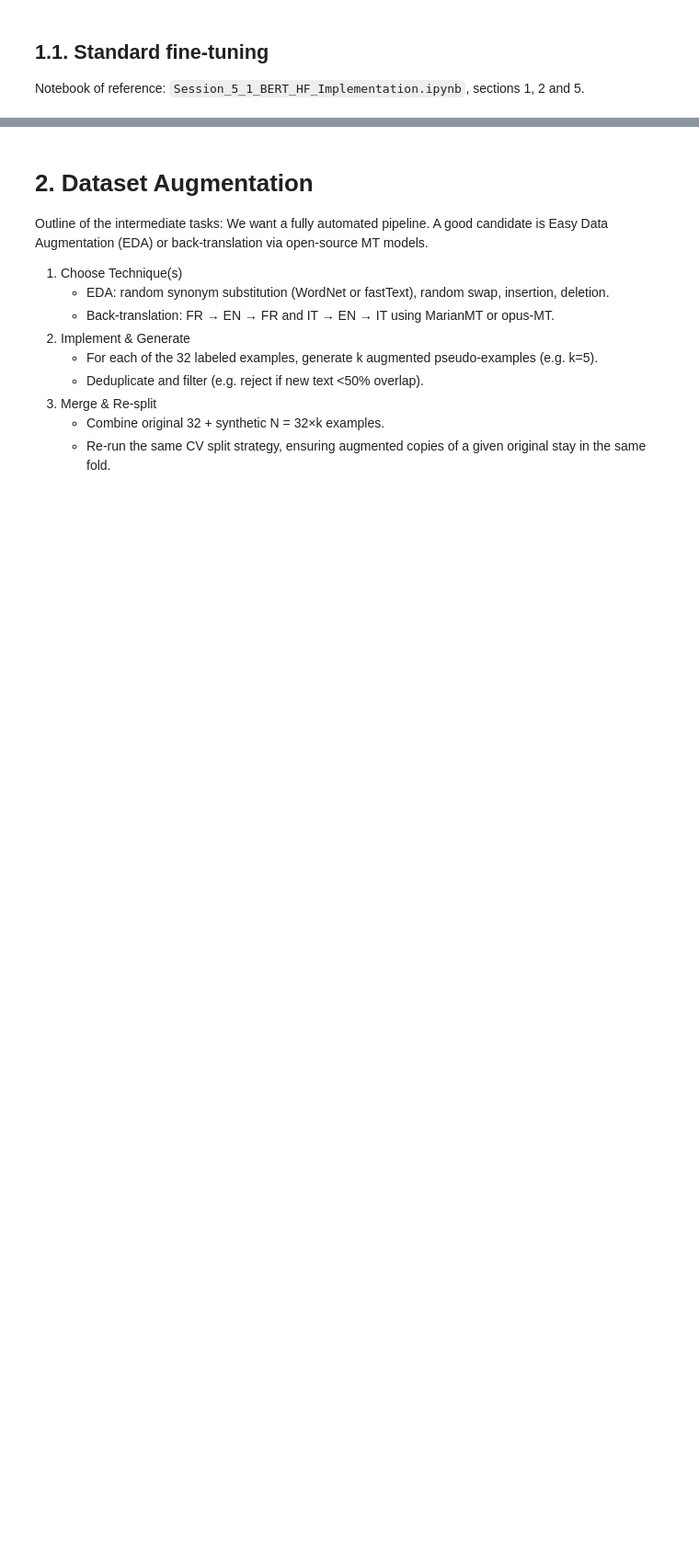
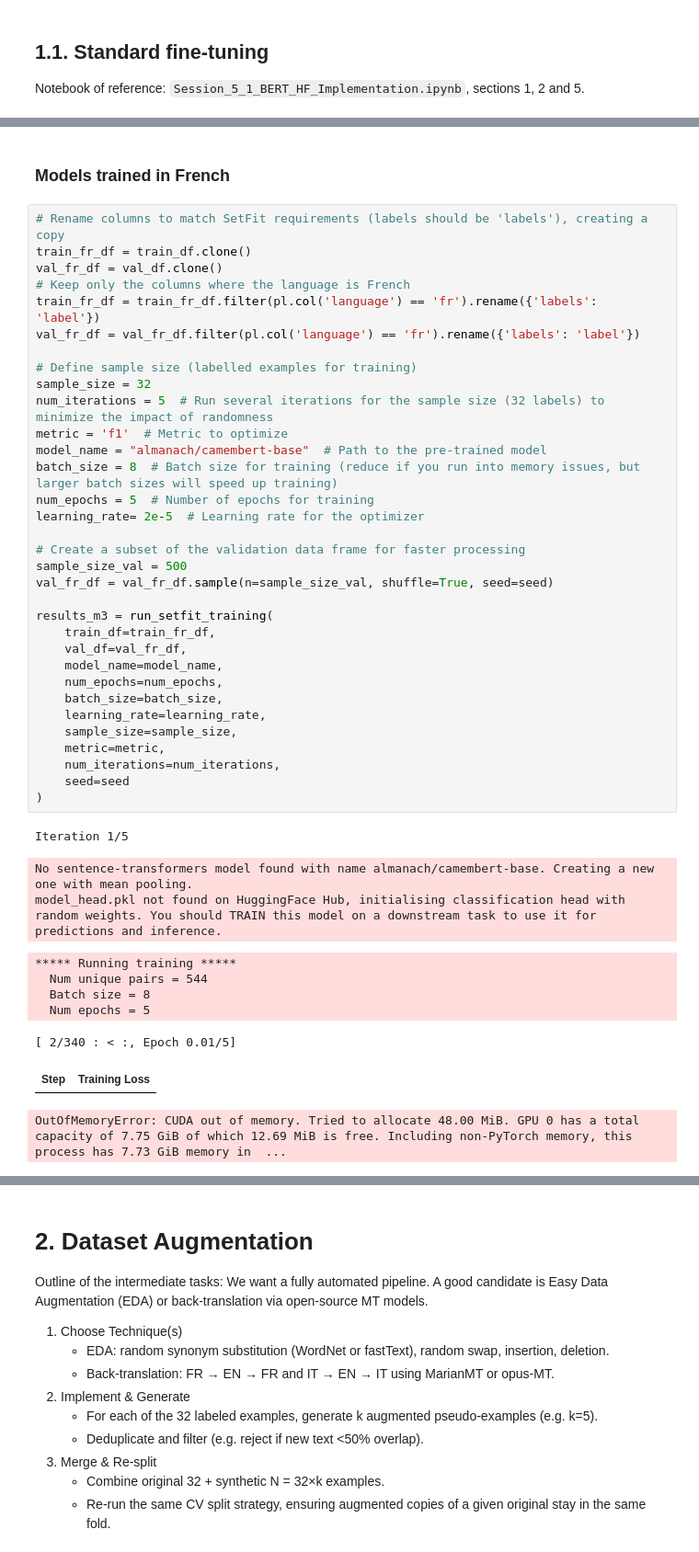
Before and after one commit to pablo-fdz/adv_nlp_final_assessment, a Jupyter notebook: part_2_ds_challenge.ipynb, the cells around one changed output, grey strips where cells are left out. Shown at 92% size. Cells and saved outputs as stored; diff of their text form; blank space fills up the shorter version.

```diff
--- a/part_2_ds_challenge.ipynb
+++ b/part_2_ds_challenge.ipynb
@@ -340,0 +516,46 @@ Iteration 1/10
+# %% [markdown]
+### Models trained in French
+# %%
+# Rename columns to match SetFit requirements (labels should be 'labels'), creating a copy
+train_fr_df = train_df.clone()
+val_fr_df = val_df.clone()
+# Keep only the columns where the language is French
+train_fr_df = train_fr_df.filter(pl.col('language') == 'fr').rename({'labels': 'label'})
+val_fr_df = val_fr_df.filter(pl.col('language') == 'fr').rename({'labels': 'label'})
+
+# Define sample size (labelled examples for training)
+sample_size = 32
+num_iterations = 5  # Run several iterations for the sample size (32 labels) to minimize the impact of randomness
+metric = 'f1'  # Metric to optimize
+model_name = "almanach/camembert-base"  # Path to the pre-trained model
+batch_size = 8  # Batch size for training (reduce if you run into memory issues, but larger batch sizes will speed up training)
+num_epochs = 5  # Number of epochs for training
+learning_rate= 2e-5  # Learning rate for the optimizer
+
+# Create a subset of the validation data frame for faster processing
+sample_size_val = 500
+val_fr_df = val_fr_df.sample(n=sample_size_val, shuffle=True, seed=seed)
+
+results_m3 = run_setfit_training(
+    train_df=train_fr_df,
+    val_df=val_fr_df,
+    model_name=model_name,
+    num_epochs=num_epochs,
+    batch_size=batch_size,
+    learning_rate=learning_rate,
+    sample_size=sample_size,
+    metric=metric,
+    num_iterations=num_iterations,
+    seed=seed
+)
+# %% [output]
+Iteration 1/5
+No sentence-transformers model found with name almanach/camembert-base. Creating a new one with mean pooling.
+model_head.pkl not found on HuggingFace Hub, initialising classification head with random weights. You should TRAIN this model on a downstream task to use it for predictions and inference.
+***** Running training *****
+  Num unique pairs = 544
+  Batch size = 8
+  Num epochs = 5
+[ 2/340 : < :, Epoch 0.01/5]
+| Step | Training Loss |
+OutOfMemoryError: CUDA out of memory. Tried to allocate 48.00 MiB. GPU 0 has a total capacity of 7.75 GiB of which 12.69 MiB is free. Including non-PyTorch memory, this process has 7.73 GiB memory in  ...
```
Also changed, not shown: parts of 17 cells of this notebook, 3 other files.
